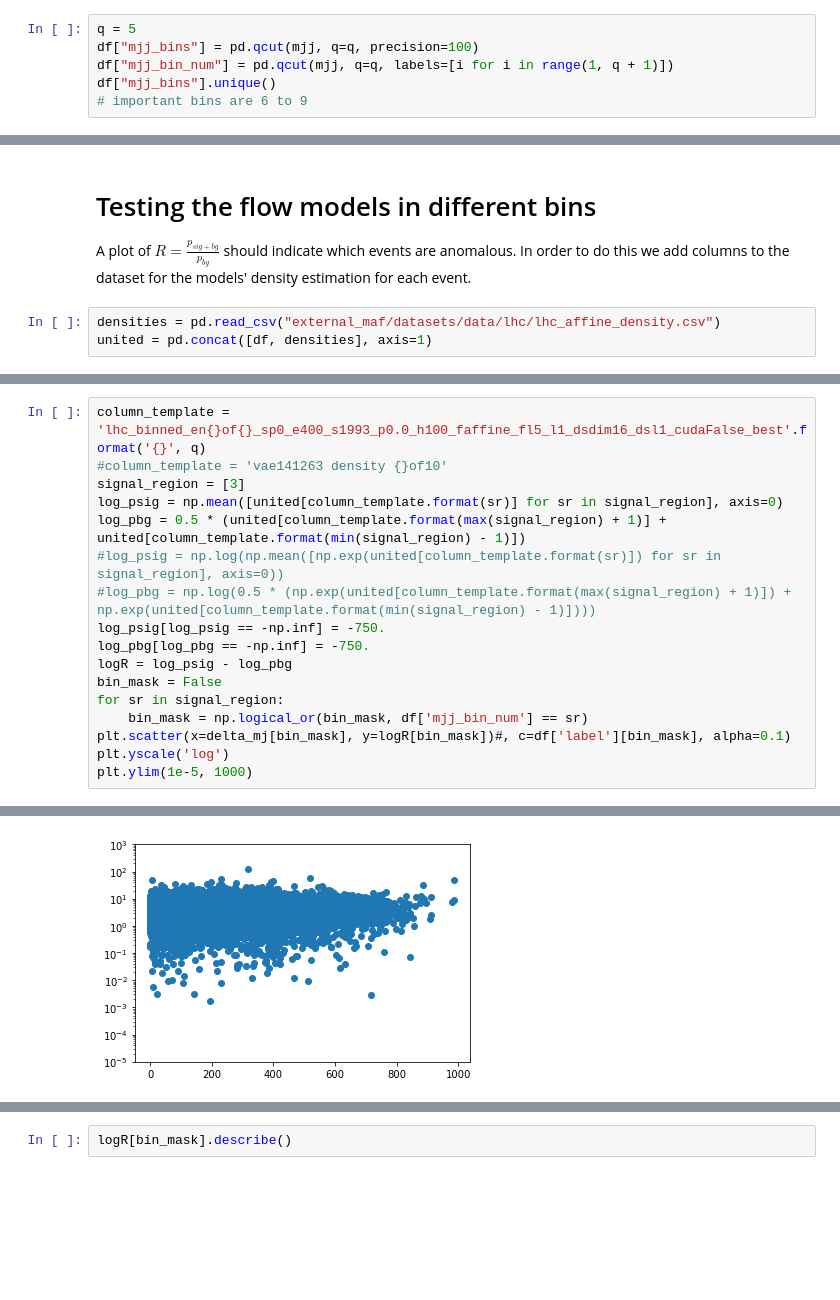
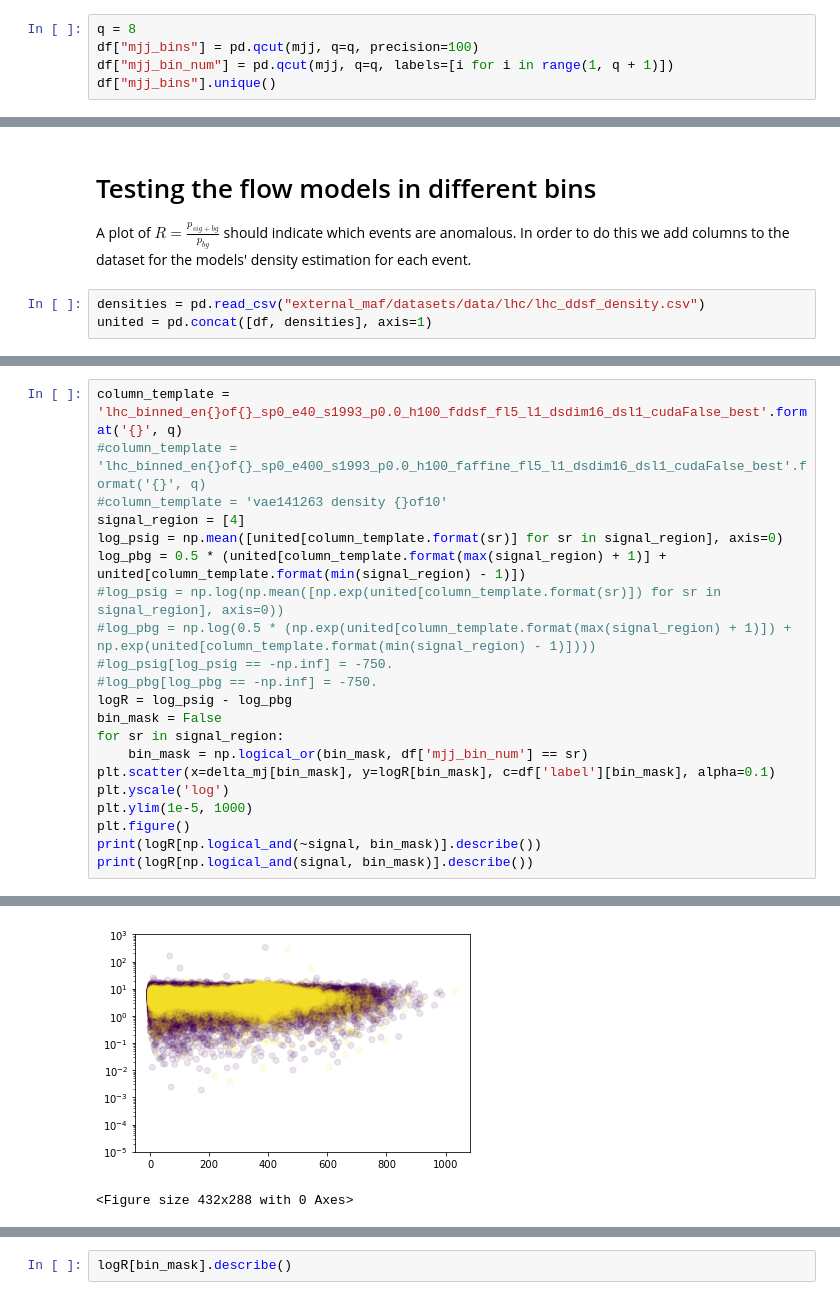
Before and after one commit to RotemMayo/NAF, a Jupyter notebook: ML4Jets.ipynb, the cells around one changed output, grey strips where cells are left out. Drawn from its saved outputs; the diff is of its cells as text; blank space fills up the shorter version.

```diff
--- a/ML4Jets.ipynb
+++ b/ML4Jets.ipynb
@@ -328,9 +328,8 @@ mjj[signal].hist(bins=100)
 <matplotlib.axes._subplots.AxesSubplot at 0x...>
 [figure]
 # %%
-q = 5
+q = 8
 df["mjj_bins"] = pd.qcut(mjj, q=q, precision=100)
 df["mjj_bin_num"] = pd.qcut(mjj, q=q, labels=[i for i in range(1, q + 1)])
 df["mjj_bins"].unique()
-# important bins are 6 to 9
 # %% [output]
@@ -357,7 +364,7 @@ plt.yscale('log')
 # Testing the flow models in different bins
 A plot of $R = \frac{p_{sig+bg}}{p_{bg}}$ should indicate which events are anomalous. In order to do this we add columns to the dataset for the models' density estimation for each event.
 # %%
-densities = pd.read_csv("external_maf/datasets/data/lhc/lhc_affine_density.csv")
+densities = pd.read_csv("external_maf/datasets/data/lhc/lhc_ddsf_density.csv")
 united = pd.concat([df, densities], axis=1)
 # %%
 united
@@ -383,18 +390,22 @@ united
 # %%
-column_template = 'lhc_binned_en{}of{}_sp0_e400_s1993_p0.0_h100_faffine_fl5_l1_dsdim16_dsl1_cudaFalse_best'.format('{}', q)
+column_template = 'lhc_binned_en{}of{}_sp0_e40_s1993_p0.0_h100_fddsf_fl5_l1_dsdim16_dsl1_cudaFalse_best'.format('{}', q)
+#column_template = 'lhc_binned_en{}of{}_sp0_e400_s1993_p0.0_h100_faffine_fl5_l1_dsdim16_dsl1_cudaFalse_best'.format('{}', q)
 #column_template = 'vae141263 density {}of10'
-signal_region = [3]
+signal_region = [4]
 log_psig = np.mean([united[column_template.format(sr)] for sr in signal_region], axis=0)
 log_pbg = 0.5 * (united[column_template.format(max(signal_region) + 1)] + united[column_template.format(min(signal_region) - 1)])
 #log_psig = np.log(np.mean([np.exp(united[column_template.format(sr)]) for sr in signal_region], axis=0))
 #log_pbg = np.log(0.5 * (np.exp(united[column_template.format(max(signal_region) + 1)]) + np.exp(united[column_template.format(min(signal_region) - 1)])))
-log_psig[log_psig == -np.inf] = -750.
-log_pbg[log_pbg == -np.inf] = -750.
+#log_psig[log_psig == -np.inf] = -750.
+#log_pbg[log_pbg == -np.inf] = -750.
 logR = log_psig - log_pbg
 bin_mask = False
 for sr in signal_region:
     bin_mask = np.logical_or(bin_mask, df['mjj_bin_num'] == sr)
-plt.scatter(x=delta_mj[bin_mask], y=logR[bin_mask])#, c=df['label'][bin_mask], alpha=0.1)
+plt.scatter(x=delta_mj[bin_mask], y=logR[bin_mask], c=df['label'][bin_mask], alpha=0.1)
 plt.yscale('log')
 plt.ylim(1e-5, 1000)
+plt.figure()
+print(logR[np.logical_and(~signal, bin_mask)].describe())
+print(logR[np.logical_and(signal, bin_mask)].describe())
 # %% [output]
@@ -402,2 +430,3 @@ plt.ylim(1e-5, 1000)
-[figure, old version]
+[figure, new version]
+<Figure size 432x288 with 0 Axes>
 # %%
```
Also changed, not shown: parts of 11 cells of this notebook, 5 other files.
